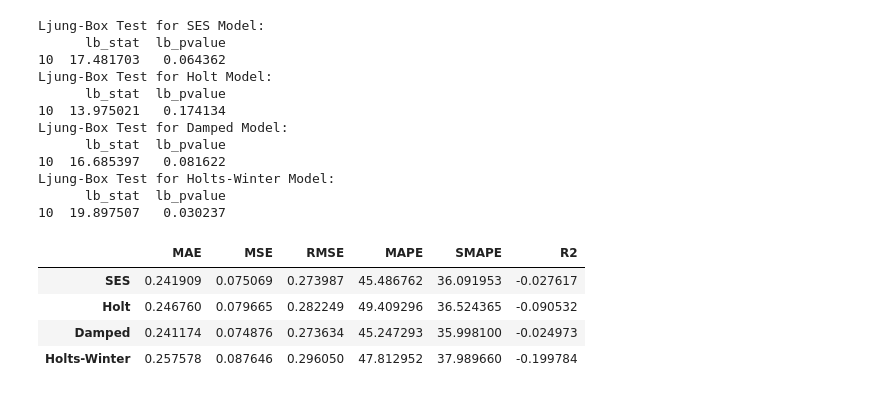
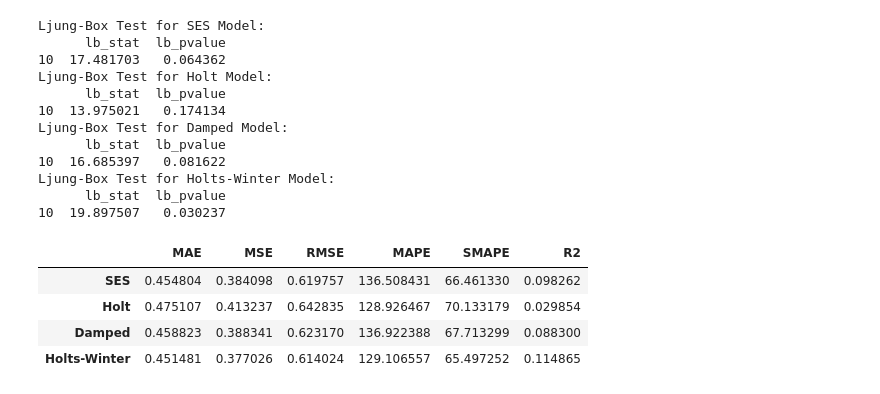
Before and after one commit to GabrielJP314/time-series, a Jupyter notebook: baseline_exp_models.ipynb, the cells around one changed output. Cells and saved outputs as stored; diff of their text form; code cells hidden in the pictures.

Commit message:
add metrics of the fitted values in baseline and exp models

```diff
--- a/baseline_exp_models.ipynb
+++ b/baseline_exp_models.ipynb
@@ -305,24 +315,24 @@ Ljung-Box Test for Holts-Winter Model:
 # %%
 # Calculate metrics for each model
 results = {}
 for model in predictions_exp.columns:
-    y_pred = predictions_exp[model].values
-    y_true = consumption_test.values
+    y_pred = fitted_values[model].values
+    y_true = consumption_train.values
     results[model] = {
         'MAE': metrics.mae(y_true, y_pred),
         'MSE': metrics.mse(y_true, y_pred),
         'RMSE': metrics.rmse(y_true, y_pred),
         'MAPE': metrics.mape(y_true, y_pred),
         'SMAPE': metrics.smape(y_true, y_pred),
         'R2': metrics.r2(y_true, y_pred)
     }
 
 # Convert results to DataFrame
 results_df = pd.DataFrame(results).T
 results_df
 # %% [output]
 |  | MAE | MSE | RMSE | MAPE | SMAPE | R2 |
-| SES | 0.241909 | 0.075069 | 0.273987 | 45.486762 | 36.091953 | -0.027617 |
-| Holt | 0.246760 | 0.079665 | 0.282249 | 49.409296 | 36.524365 | -0.090532 |
-| Damped | 0.241174 | 0.074876 | 0.273634 | 45.247293 | 35.998100 | -0.024973 |
-| Holts-Winter | 0.257578 | 0.087646 | 0.296050 | 47.812952 | 37.989660 | -0.199784 |
+| SES | 0.454804 | 0.384098 | 0.619757 | 136.508431 | 66.461330 | 0.098262 |
+| Holt | 0.475107 | 0.413237 | 0.642835 | 128.926467 | 70.133179 | 0.029854 |
+| Damped | 0.458823 | 0.388341 | 0.623170 | 136.922388 | 67.713299 | 0.088300 |
+| Holts-Winter | 0.451481 | 0.377026 | 0.614024 | 129.106557 | 65.497252 | 0.114865 |
```
Also changed, not shown: parts of 2 cells of this notebook.
